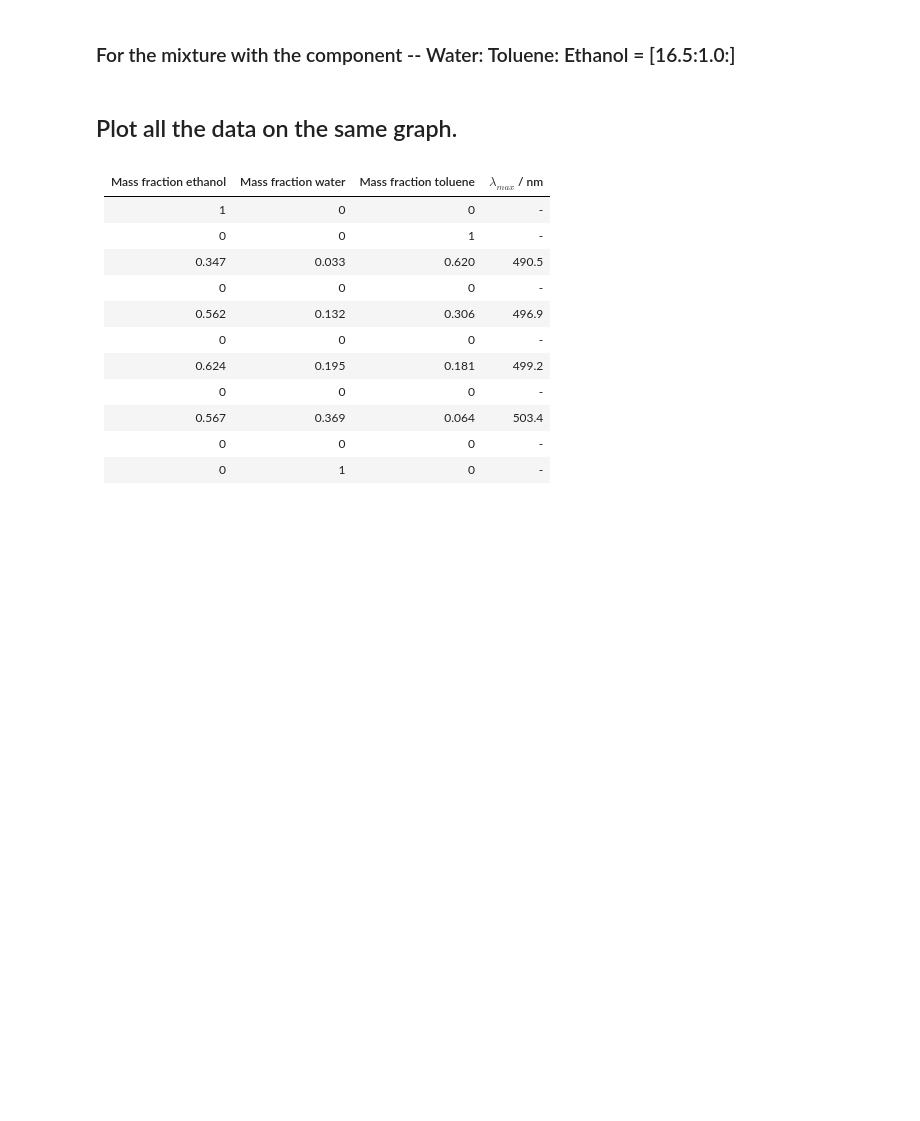
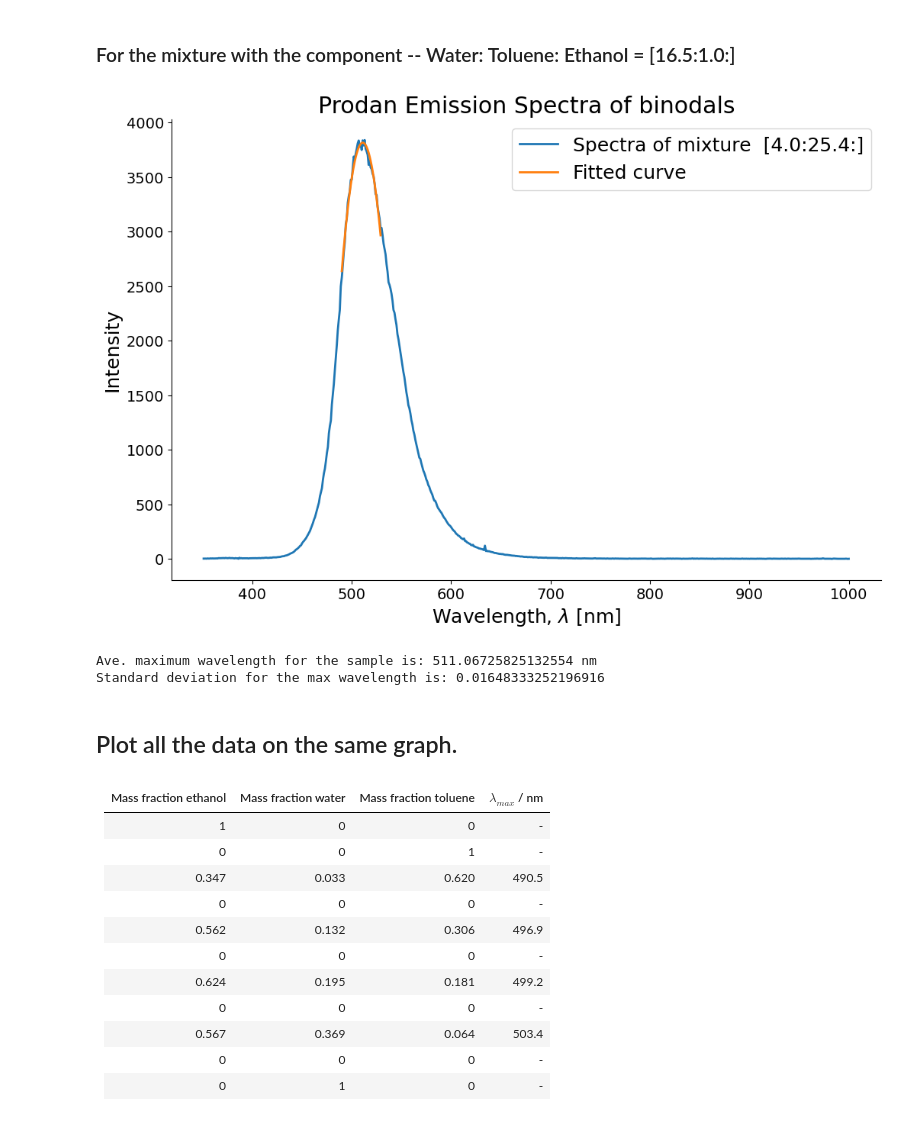
Before and after one commit to notmuchgeek/MS_2.2_TPDE, a Jupyter notebook: curve_fit_binodal.ipynb, the cells around one changed output. Saved outputs shown, nothing was run; the diff lists cells and outputs as text; code cells hidden in the pictures; blank space fills up the shorter version.

```diff
--- a/curve_fit_binodal.ipynb
+++ b/curve_fit_binodal.ipynb
@@ -417,11 +425,11 @@ print('Standard deviation for the max wavelength is:',std_max_wav_sample03)
 # %%
 # csv file format is 'vol W_ vol T_ vol E_sample no_rep no'
 
-raw_sample04_01 = yld_rawdata(specFold+'16.5W_1T_E_sample04_01.csv',6)
-raw_sample04_02 = yld_rawdata(specFold+'16.5W_1T_E_sample04_02.csv',6)
-raw_sample04_03 = yld_rawdata(specFold+'16.5W_1T_E_sample04_03.csv',6)
-raw_sample04_04 = yld_rawdata(specFold+'16.5W_1T_E_sample04_04.csv',6)
-raw_sample04_05 = yld_rawdata(specFold+'16.5W_1T_E_sample04_05.csv',6)
+raw_sample04_01 = yld_rawdata(specFold+'16.5W_1T_16.7E_sample04_01.csv',6)
+raw_sample04_02 = yld_rawdata(specFold+'16.5W_1T_16.7E_sample04_02.csv',6)
+raw_sample04_03 = yld_rawdata(specFold+'16.5W_1T_16.7E_sample04_03.csv',6)
+raw_sample04_04 = yld_rawdata(specFold+'16.5W_1T_16.7E_sample04_04.csv',6)
+raw_sample04_05 = yld_rawdata(specFold+'16.5W_1T_16.7E_sample04_05.csv',6)
 
 wv_sample04_01,inten_sample04_01 = yld_xy_sliced(raw_sample04_01)
 wv_sample04_02,inten_sample04_02 = yld_xy_sliced(raw_sample04_02)
@@ -432,11 +440,11 @@ wv_sample04_05,inten_sample04_05 = yld_xy_sliced(raw_sample04_05)
 # Sliced list for the curve fitting
 # yld_xy_sliced takes the start & end indexes and slices the wavelengths & intensities
 
-wv_fit_sample04_01,inten_fit_sample04_01 = yld_xy_sliced(raw_sample04_01,470,530)
-wv_fit_sample04_02,inten_fit_sample04_02 = yld_xy_sliced(raw_sample04_02,470,530)
-wv_fit_sample04_03,inten_fit_sample04_03 = yld_xy_sliced(raw_sample04_03,470,530)
-wv_fit_sample04_04,inten_fit_sample04_04 = yld_xy_sliced(raw_sample04_04,470,530)
-wv_fit_sample04_05,inten_fit_sample04_05 = yld_xy_sliced(raw_sample04_05,470,530)
+wv_fit_sample04_01,inten_fit_sample04_01 = yld_xy_sliced(raw_sample04_01,490,530)
+wv_fit_sample04_02,inten_fit_sample04_02 = yld_xy_sliced(raw_sample04_02,490,530)
+wv_fit_sample04_03,inten_fit_sample04_03 = yld_xy_sliced(raw_sample04_03,490,530)
+wv_fit_sample04_04,inten_fit_sample04_04 = yld_xy_sliced(raw_sample04_04,490,530)
+wv_fit_sample04_05,inten_fit_sample04_05 = yld_xy_sliced(raw_sample04_05,490,530)
 
 inten_fit_sample04 = [inten_fit_sample04_01,inten_fit_sample04_02,inten_fit_sample04_03,inten_fit_sample04_04,inten_fit_sample04_05]
 
@@ -446,34 +454,38 @@ inten_fit_sample04 = [inten_fit_sample04_01,inten_fit_sample04_02,inten_fit_samp
 
 initGuess04 = [-0.5,-500,180]
 f1_sample04 = []
 max_wav_sample04 = []
 
 for i in  range(len(inten_fit_sample04)):
     C_fit = yld_curve_fit_Y(para_curve,wv_fit_sample04_01,inten_fit_sample04[i],initGuess04)
     f1_individual = C_fit[0]
     max_wav_individual = C_fit[1]
     f1_sample04.append(f1_individual)
     max_wav_sample04.append(max_wav_individual)
 
 ave_max_wav_sample04 = sum(max_wav_sample04)/len(max_wav_sample04)
 std_max_wav_sample04 = np.std(max_wav_sample04,ddof=1)
 
 fig1 = plt.figure(facecolor='white')
 ax1 = plt.axes(frameon=True)
 ax1.spines['right'].set_visible(False)
 ax1.spines['top'].set_visible(False)
 
 plt.plot(wv_sample04_01,inten_sample04_01,marker = '',linestyle = '-',label = 'Spectra of mixture  [4.0:25.4:]')
-plt.plot(wv_fit_sample04_01,f1_sample04,label = 'Fitted curve')
+plt.plot(wv_fit_sample04_01,f1_sample04[0],label = 'Fitted curve')
 
 plt.legend(loc = 'best')
 plt.title('Prodan Emission Spectra of binodals')
 plt.xlabel('Wavelength, $\lambda$ [nm]')
 plt.ylabel('Intensity')
 plt.show()
 
 print('Ave. maximum wavelength for the sample is:',ave_max_wav_sample04,'nm')
 print('Standard deviation for the max wavelength is:',std_max_wav_sample04)
+# %% [output]
+[figure, added]
+Ave. maximum wavelength for the sample is: 511.06725825132554 nm
+Standard deviation for the max wavelength is: 0.01648333252196916
 # %% [markdown]
 ## Plot all the data on the same graph.
 # %%
```
Also changed, not shown: parts of 3 cells of this notebook.
